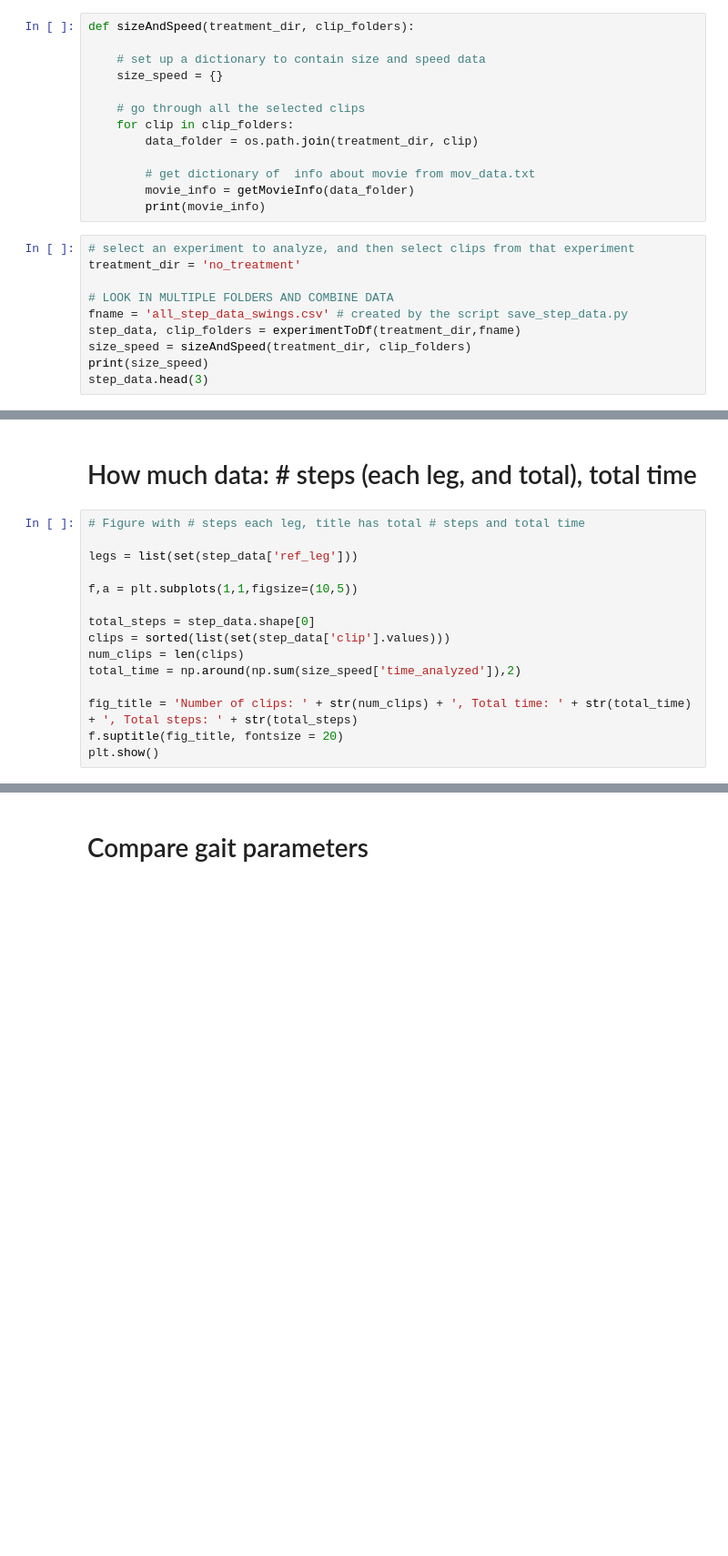
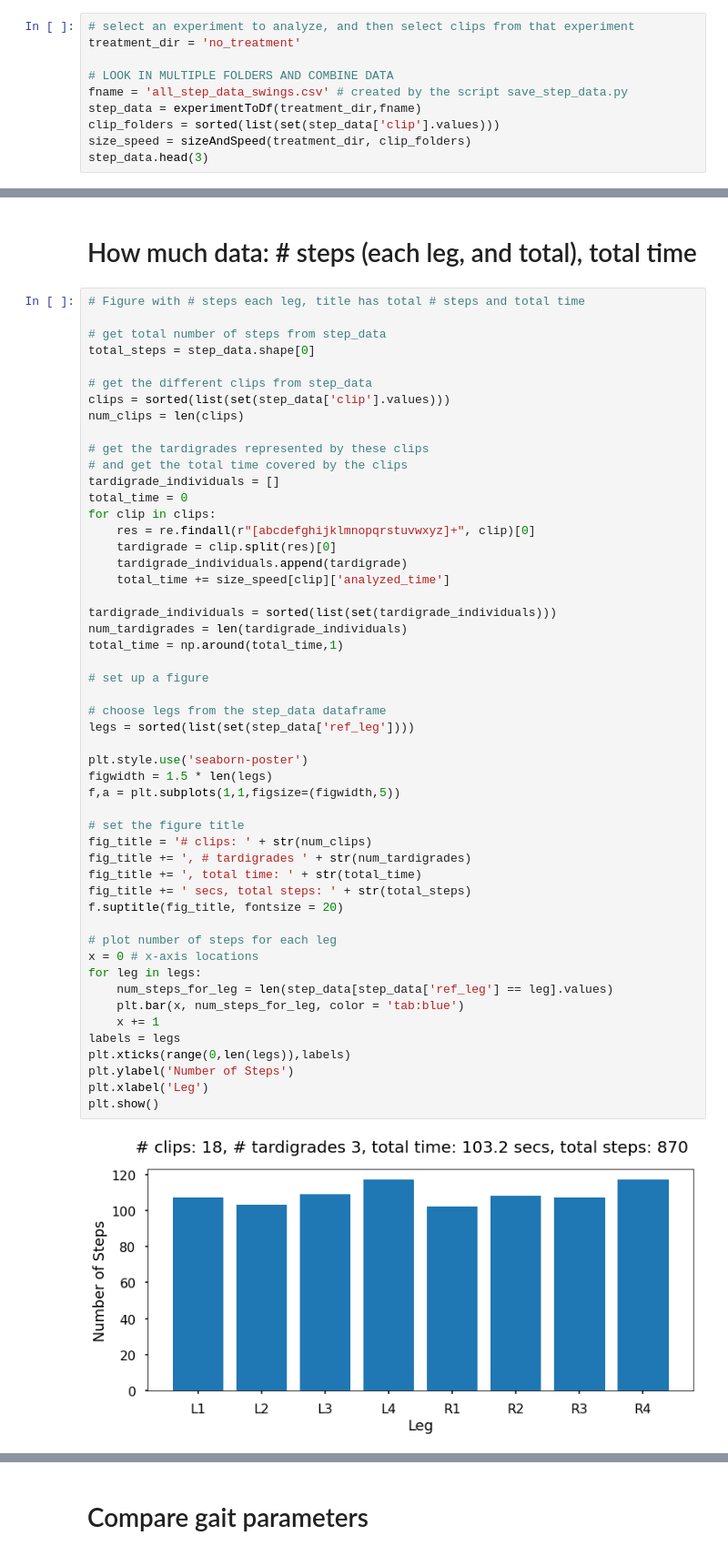
Before and after one commit to enwudz/gait, a Jupyter notebook: average_step_plots.ipynb, the cells around one changed output, grey strips where cells are left out. Shown at 91% size. Cells and saved outputs as stored; diff of their text form; blank space fills up the shorter version.

```diff
--- a/average_step_plots.ipynb
+++ b/average_step_plots.ipynb
@@ -54,28 +57,15 @@ for d in dir_list:
 looking in /Users/iwoods/ic_onedrive/tardi_gait/noTreatment_noTreatment_July2022
 control
 no_treatment
-# %%
-def sizeAndSpeed(treatment_dir, clip_folders):
-
-    # set up a dictionary to contain size and speed data
-    size_speed = {}
-
-    # go through all the selected clips
-    for clip in clip_folders:
-        data_folder = os.path.join(treatment_dir, clip)
-
-        # get dictionary of  info about movie from mov_data.txt
-        movie_info = getMovieInfo(data_folder)
-        print(movie_info)
 # %%
 # select an experiment to analyze, and then select clips from that experiment
 treatment_dir = 'no_treatment'
 
 # LOOK IN MULTIPLE FOLDERS AND COMBINE DATA
 fname = 'all_step_data_swings.csv' # created by the script save_step_data.py
-step_data, clip_folders = experimentToDf(treatment_dir,fname)
+step_data = experimentToDf(treatment_dir,fname)
+clip_folders = sorted(list(set(step_data['clip'].values)))
 size_speed = sizeAndSpeed(treatment_dir, clip_folders)
-print(size_speed)
 step_data.head(3)
 # %% [output]
 Choose from this list (separate by commas if multiple choices):
@@ -104,15 +94,53 @@ None
 # %%
 # Figure with # steps each leg, title has total # steps and total time
 
-legs = list(set(step_data['ref_leg']))
+# get total number of steps from step_data
+total_steps = step_data.shape[0]
 
-f,a = plt.subplots(1,1,figsize=(10,5))
-
-total_steps = step_data.shape[0]
+# get the different clips from step_data
 clips = sorted(list(set(step_data['clip'].values)))
 num_clips = len(clips)
-total_time = np.around(np.sum(size_speed['time_analyzed']),2)
 
-fig_title = 'Number of clips: ' + str(num_clips) + ', Total time: ' + str(total_time) + ', Total steps: ' + str(total_steps)
+# get the tardigrades represented by these clips
+# and get the total time covered by the clips
+tardigrade_individuals = []
+total_time = 0
+for clip in clips:
+    res = re.findall(r"[abcdefghijklmnopqrstuvwxyz]+", clip)[0]
+    tardigrade = clip.split(res)[0]
+    tardigrade_individuals.append(tardigrade)
+    total_time += size_speed[clip]['analyzed_time']
+
+tardigrade_individuals = sorted(list(set(tardigrade_individuals)))
+num_tardigrades = len(tardigrade_individuals)
+total_time = np.around(total_time,1)
+
+# set up a figure
+
+# choose legs from the step_data dataframe
+legs = sorted(list(set(step_data['ref_leg'])))
+
+plt.style.use('seaborn-poster')
+figwidth = 1.5 * len(legs)
+f,a = plt.subplots(1,1,figsize=(figwidth,5))
+
+# set the figure title
+fig_title = '# clips: ' + str(num_clips)
+fig_title += ', # tardigrades ' + str(num_tardigrades)
+fig_title += ', total time: ' + str(total_time)
+fig_title += ' secs, total steps: ' + str(total_steps)
 f.suptitle(fig_title, fontsize = 20)
+
+# plot number of steps for each leg
+x = 0 # x-axis locations
+for leg in legs:
+    num_steps_for_leg = len(step_data[step_data['ref_leg'] == leg].values)
+    plt.bar(x, num_steps_for_leg, color = 'tab:blue')
+    x += 1
+labels = legs
+plt.xticks(range(0,len(legs)),labels)
+plt.ylabel('Number of Steps')
+plt.xlabel('Leg')
 plt.show()
+# %% [output]
+[figure, added]
```
Also changed, not shown: parts of 5 cells of this notebook, 2 other files.
